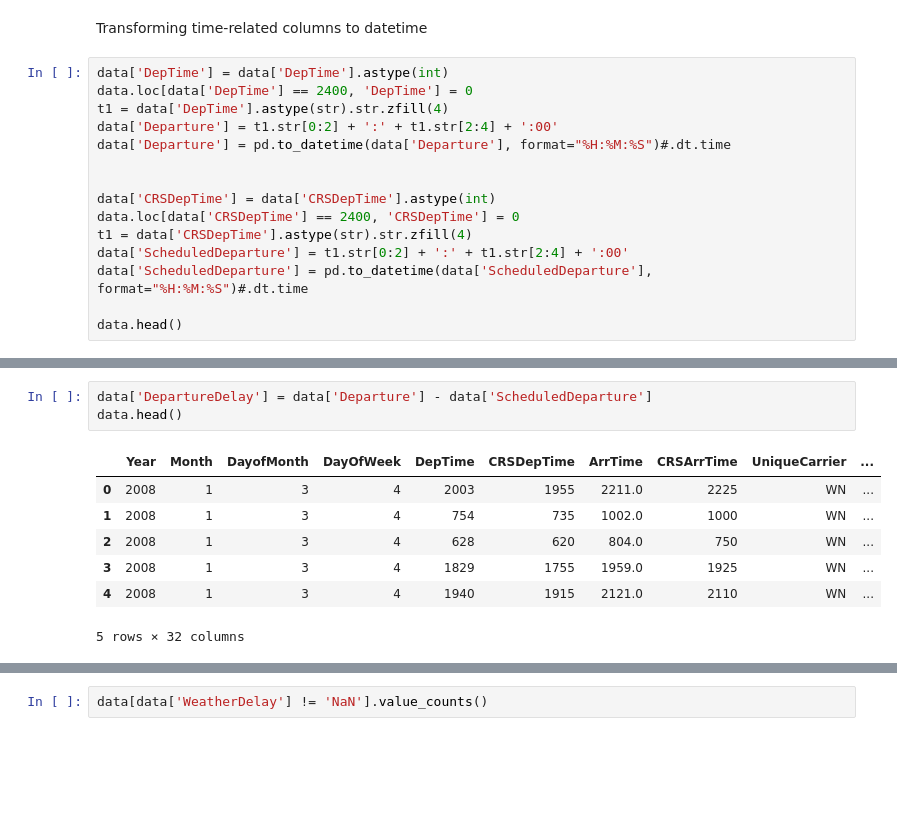
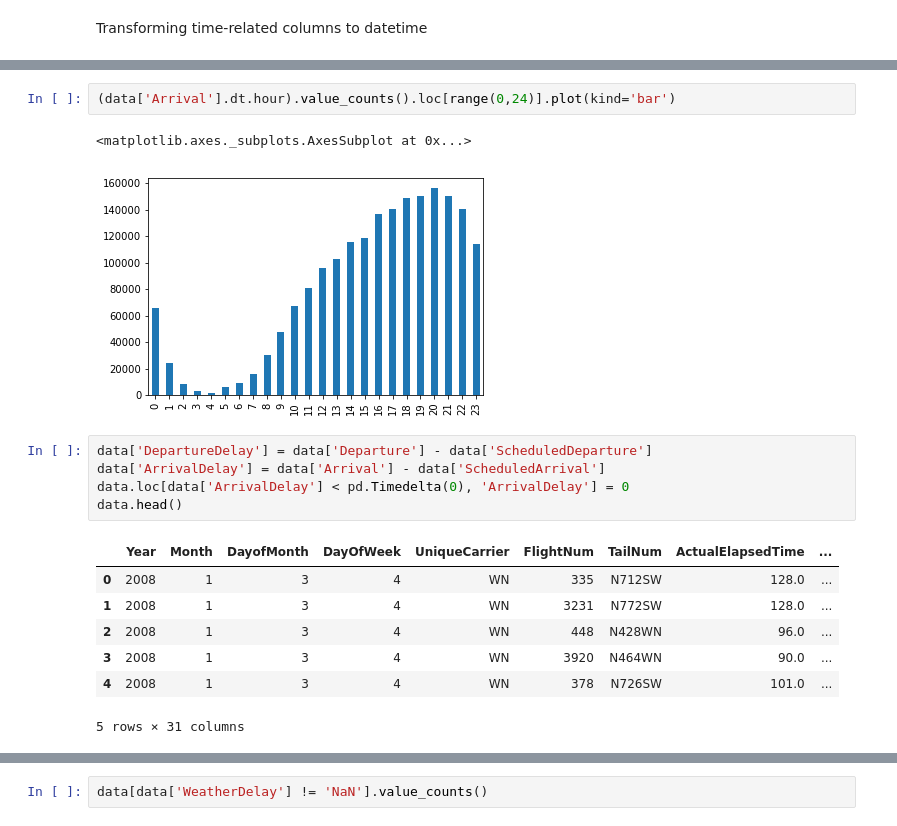
Before and after one commit to larissaleite/FlightsDelay, a Jupyter notebook: flights_delays_analysis.ipynb, the cells around one changed output, grey strips where cells are left out. Cells and saved outputs as stored; diff of their text form; blank space fills up the shorter version.

```diff
--- a/flights_delays_analysis.ipynb
+++ b/flights_delays_analysis.ipynb
@@ -69,18 +69,3 @@ data.head()
 5 rows × 29 columns
 # %% [markdown]
 Transforming time-related columns to datetime
-# %%
-data['DepTime'] = data['DepTime'].astype(int)
-data.loc[data['DepTime'] == 2400, 'DepTime'] = 0
-t1 = data['DepTime'].astype(str).str.zfill(4)
-data['Departure'] = t1.str[0:2] + ':' + t1.str[2:4] + ':00'
-data['Departure'] = pd.to_datetime(data['Departure'], format="%H:%M:%S")#.dt.time
-
-
-data['CRSDepTime'] = data['CRSDepTime'].astype(int)
-data.loc[data['CRSDepTime'] == 2400, 'CRSDepTime'] = 0
-t1 = data['CRSDepTime'].astype(str).str.zfill(4)
-data['ScheduledDeparture'] = t1.str[0:2] + ':' + t1.str[2:4] + ':00'
-data['ScheduledDeparture'] = pd.to_datetime(data['ScheduledDeparture'], format="%H:%M:%S")#.dt.time
-
-data.head()
@@ -100,11 +103,18 @@ data.head()
+# %%
+(data['Arrival'].dt.hour).value_counts().loc[range(0,24)].plot(kind='bar')
+# %% [output]
+<matplotlib.axes._subplots.AxesSubplot at 0x...>
+[figure, added]
 # %%
 data['DepartureDelay'] = data['Departure'] - data['ScheduledDeparture']
+data['ArrivalDelay'] = data['Arrival'] - data['ScheduledArrival']
+data.loc[data['ArrivalDelay'] < pd.Timedelta(0), 'ArrivalDelay'] = 0
 data.head()
 # %% [output]
-|  | Year | Month | DayofMonth | DayOfWeek | DepTime | CRSDepTime | ArrTime | CRSArrTime | UniqueCarrier | ... |
-| 0 | 2008 | 1 | 3 | 4 | 2003 | 1955 | 2211.0 | 2225 | WN | ... |
-| 1 | 2008 | 1 | 3 | 4 | 754 | 735 | 1002.0 | 1000 | WN | ... |
-| 2 | 2008 | 1 | 3 | 4 | 628 | 620 | 804.0 | 750 | WN | ... |
-| 3 | 2008 | 1 | 3 | 4 | 1829 | 1755 | 1959.0 | 1925 | WN | ... |
-| 4 | 2008 | 1 | 3 | 4 | 1940 | 1915 | 2121.0 | 2110 | WN | ... |
+|  | Year | Month | DayofMonth | DayOfWeek | UniqueCarrier | FlightNum | TailNum | ActualElapsedTime | ... |
+| 0 | 2008 | 1 | 3 | 4 | WN | 335 | N712SW | 128.0 | ... |
+| 1 | 2008 | 1 | 3 | 4 | WN | 3231 | N772SW | 128.0 | ... |
+| 2 | 2008 | 1 | 3 | 4 | WN | 448 | N428WN | 96.0 | ... |
+| 3 | 2008 | 1 | 3 | 4 | WN | 3920 | N464WN | 90.0 | ... |
+| 4 | 2008 | 1 | 3 | 4 | WN | 378 | N726SW | 101.0 | ... |
-5 rows × 32 columns
+5 rows × 31 columns
```
Also changed, not shown: parts of 9 cells of this notebook, 1 other file.
